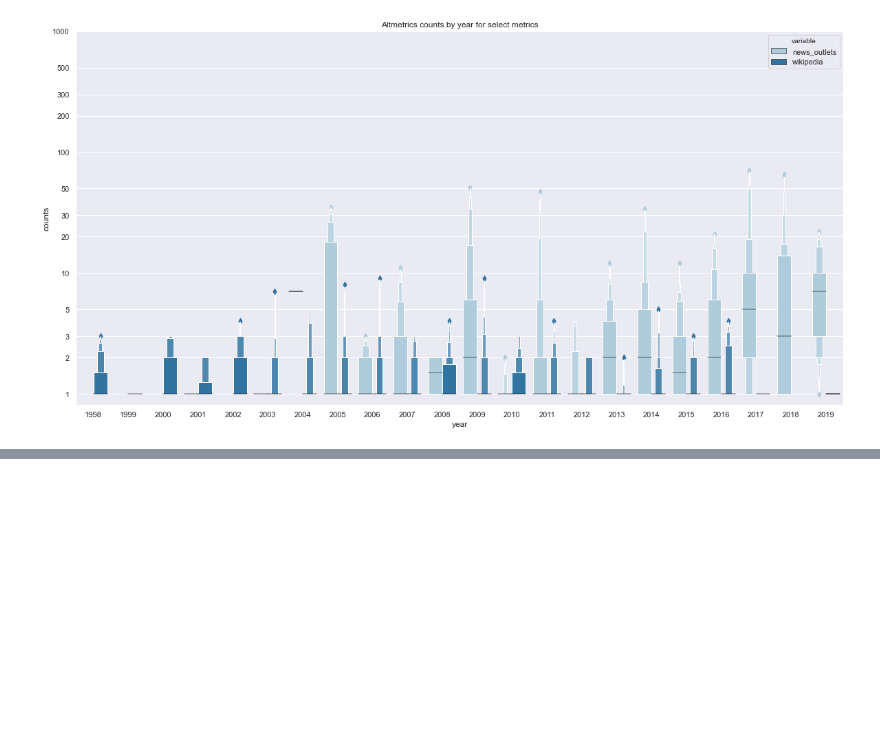
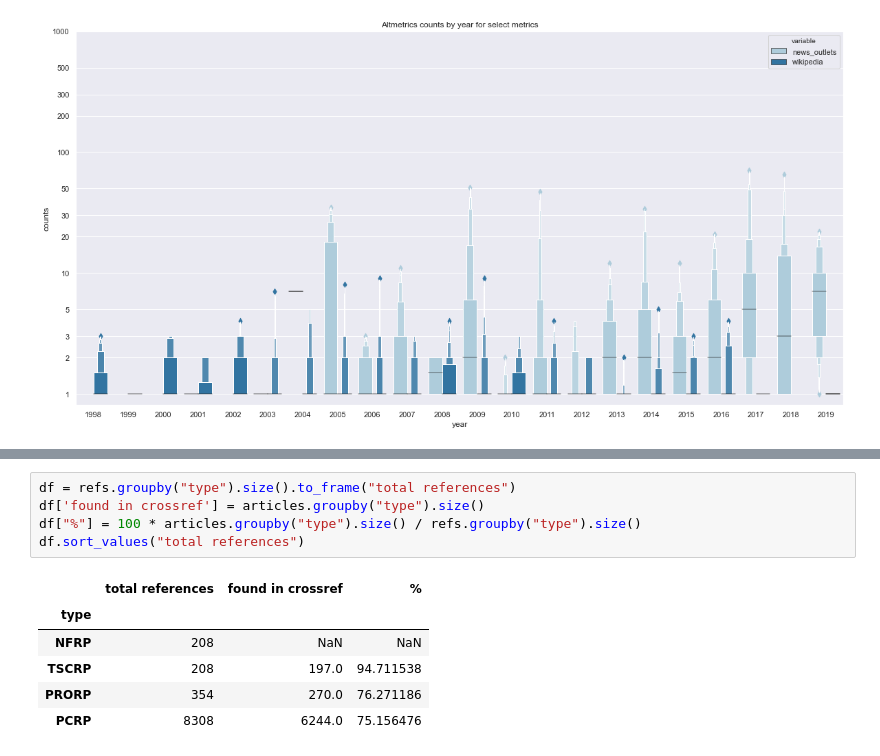
Before and after one commit to ScholCommLab/tracking-grants, a Jupyter notebook: notebooks/reports/interim_report_2.ipynb, the cells around one changed output, grey strips where cells are left out. Saved outputs shown, nothing was run; the diff lists cells and outputs as text; blank space fills up the shorter version.

```diff
--- a/notebooks/reports/interim_report_2.ipynb
+++ b/notebooks/reports/interim_report_2.ipynb
@@ -346,0 +366,12 @@ plt.title("Altmetrics counts by year for select metrics");
+# %%
+df = refs.groupby("type").size().to_frame("total references")
+df['found in crossref'] = articles.groupby("type").size()
+df["%"] = 100 * articles.groupby("type").size() / refs.groupby("type").size()
+df.sort_values("total references")
+# %% [output]
+|  | total references | found in crossref | % |
+| type |  |  |  |
+| NFRP | 208 | NaN | NaN |
+| TSCRP | 208 | 197.0 | 94.711538 |
+| PRORP | 354 | 270.0 | 76.271186 |
+| PCRP | 8308 | 6244.0 | 75.156476 |
```
Also changed, not shown: parts of 10 cells of this notebook, 15 other files.
